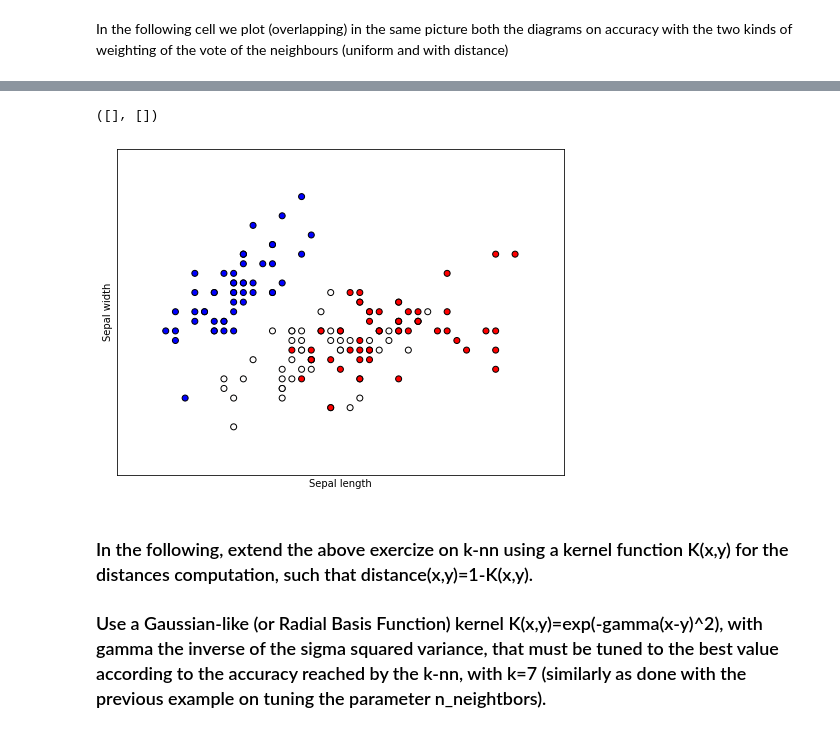
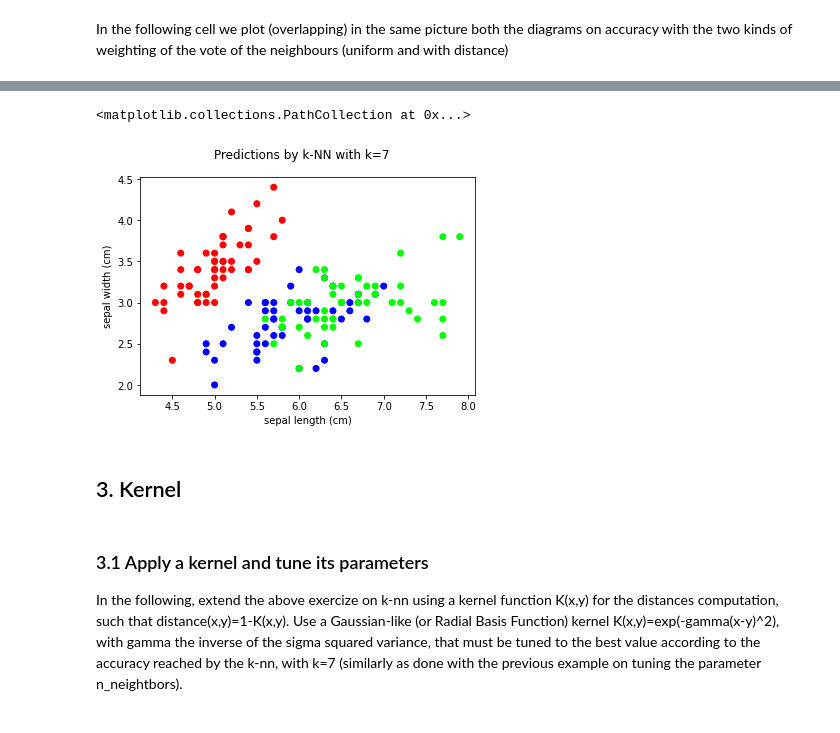
Before and after one commit to D3mianGianoz/Machine-Learning, a Jupyter notebook: Distance Based Models/classification_iris_knn_aa_20_21.ipynb, the cells around one changed output, grey strips where cells are left out. Cells and saved outputs as stored; diff of their text form; code cells hidden in the pictures.

```diff
--- a/Distance Based Models/classification_iris_knn_aa_20_21.ipynb
+++ b/Distance Based Models/classification_iris_knn_aa_20_21.ipynb
@@ -274,22 +307,25 @@ Plot the Iris dataset, in 2-D, with the color as above determined by the k-nn es
-# %%
-plt.figure(2, figsize=(8, 6))
-
-# apply fitted model "clf" to the test set
-predicted_y_distance = clf_knn_distance.predict(iris.data)
-predicted_y = clf_knn.predict(iris.data)
-
-# Plot the training points
-plt.scatter(X[:, 0], X[:, 1], c=predicted_y, cmap='bwr', edgecolor='k')
-plt.xlabel('Sepal length')
-plt.ylabel('Sepal width')
-
-plt.xlim(x_min, x_max)
-plt.ylim(y_min, y_max)
-plt.xticks(())
-plt.yticks(())
-# %% [output]
-([], [])
-[figure, removed]
+# %%
+X_train, X_test, y_train, y_test = train_test_split(X, y, test_size=0.4, random_state=0)
+n_neighbors = 7
+
+knn = neighbors.KNeighborsClassifier(n_neighbors, weights='distance')
+knn = knn.fit(X_train, y_train)
+
+pred = knn.predict(X)
+pred = np.array([c_mapping[pred[i]] for i in range(pred.shape[0])]) / 255
+
+fig = plt.figure()
+fig.suptitle(f'Predictions by k-NN with k={n_neighbors}')
+sp1 = fig.add_subplot()
+sp1.set_xlabel(iris.feature_names[0])
+sp1.set_ylabel(iris.feature_names[1])
+sp1.scatter(X[:,0], X[:,1], c=pred)
+# %% [output]
+<matplotlib.collections.PathCollection at 0x...>
+[figure, added]
+# %% [markdown]
+## 3. Kernel
 # %% [markdown]
-### In the following, extend the above exercize on k-nn using a kernel function  K(x,y) for the distances computation, such that distance(x,y)=1-K(x,y).
-### Use a Gaussian-like (or Radial Basis Function) kernel K(x,y)=exp(-gamma(x-y)^2), with gamma the inverse of the sigma squared variance, that must be tuned to the best value according to the accuracy reached by the k-nn, with k=7 (similarly as done with the previous example on tuning the parameter n_neightbors).
+### 3.1 Apply a kernel and tune its parameters
+In the following, extend the above exercize on k-nn using a kernel function K(x,y) for the distances computation, such that distance(x,y)=1-K(x,y).
+Use a Gaussian-like (or Radial Basis Function) kernel K(x,y)=exp(-gamma(x-y)^2), with gamma the inverse of the sigma squared variance, that must be tuned to the best value according to the accuracy reached by the k-nn, with k=7 (similarly as done with the previous example on tuning the parameter n_neightbors).
```
Also changed, not shown: parts of 24 cells of this notebook, 1 other file.
